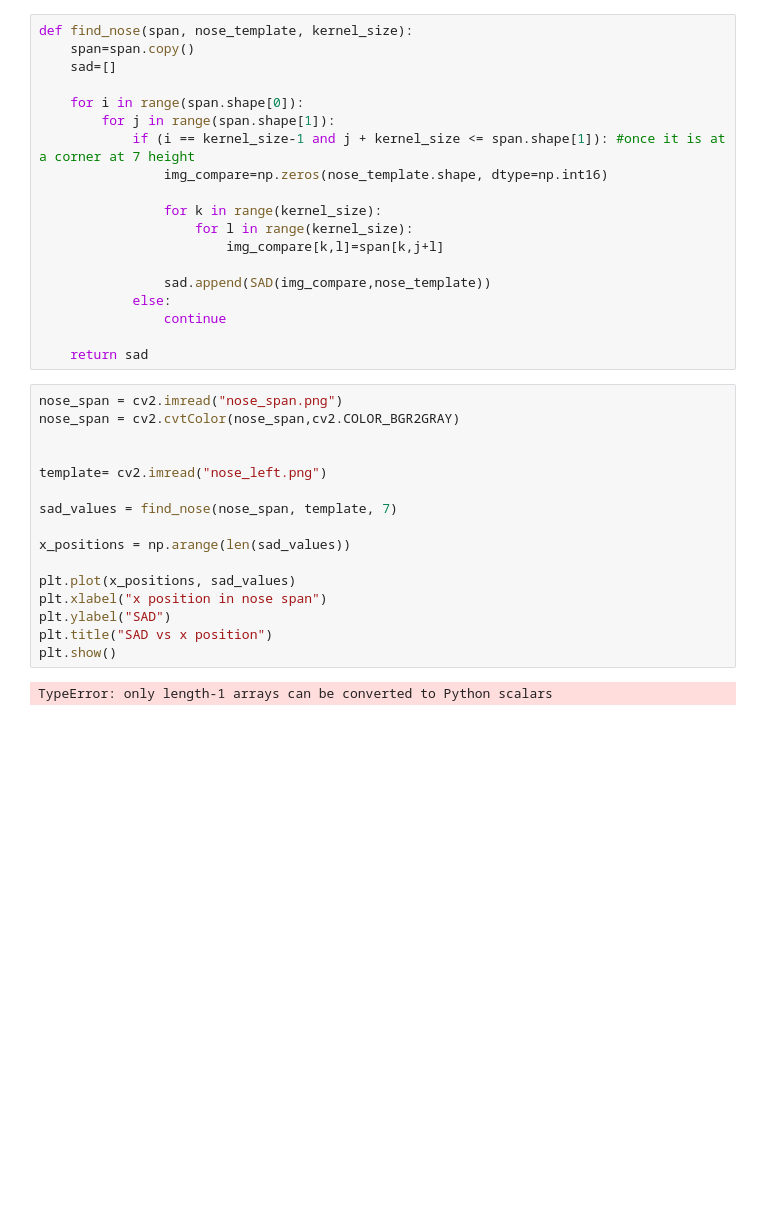
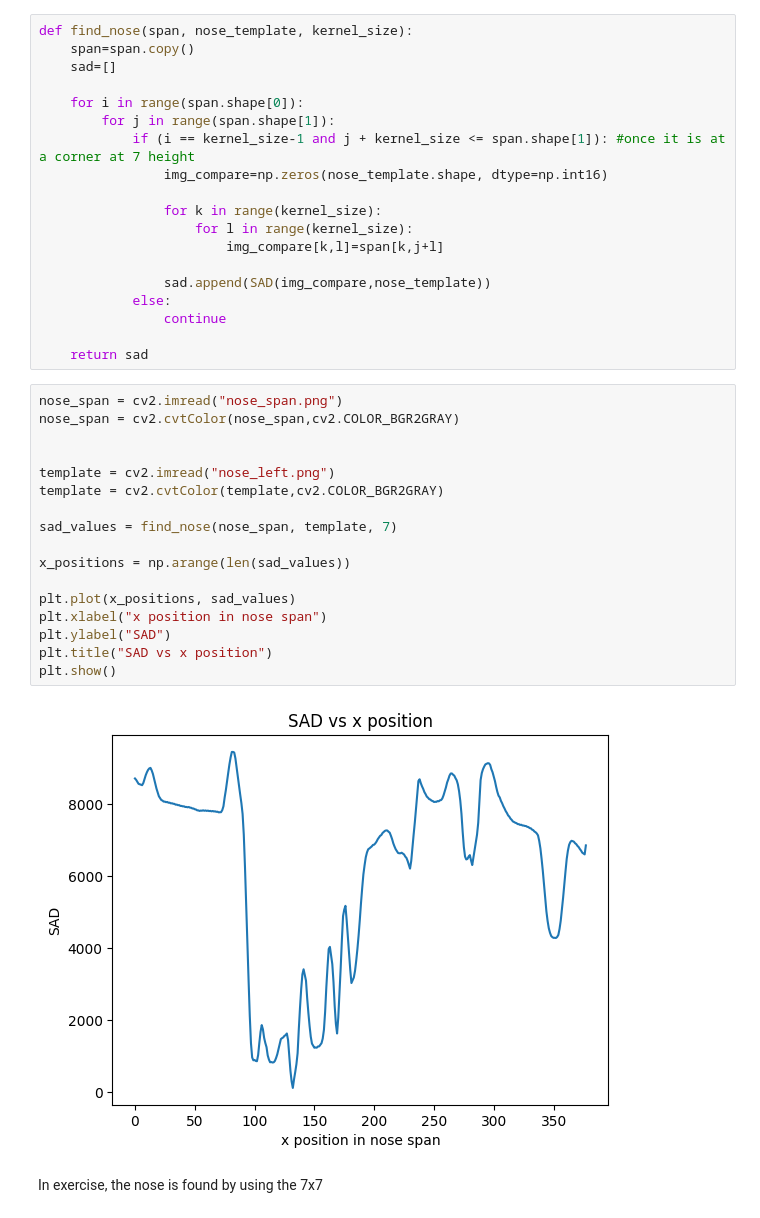
Before and after one commit to AyaanSRobot/Perception_handins, a Jupyter notebook: Week_3/Weekly.ipynb, the cells around one changed output. Saved outputs shown, nothing was run; the diff lists cells and outputs as text; blank space fills up the shorter version.

Commit message:
Comments for exercise 3

```diff
--- a/Week_3/Weekly.ipynb
+++ b/Week_3/Weekly.ipynb
@@ -86,18 +86,21 @@ def find_nose(span, nose_template, kernel_size):
 # %%
 nose_span = cv2.imread("nose_span.png")
 nose_span = cv2.cvtColor(nose_span,cv2.COLOR_BGR2GRAY)
 
 
-template= cv2.imread("nose_left.png")
+template = cv2.imread("nose_left.png")
+template = cv2.cvtColor(template,cv2.COLOR_BGR2GRAY)
 
 sad_values = find_nose(nose_span, template, 7)
 
 x_positions = np.arange(len(sad_values))
 
 plt.plot(x_positions, sad_values)
 plt.xlabel("x position in nose span")
 plt.ylabel("SAD")
 plt.title("SAD vs x position")
 plt.show()
 # %% [output]
-TypeError: only length-1 arrays can be converted to Python scalars
+[figure, added]
+# %% [markdown]
+In exercise, the nose is found by using the 7x7
```
